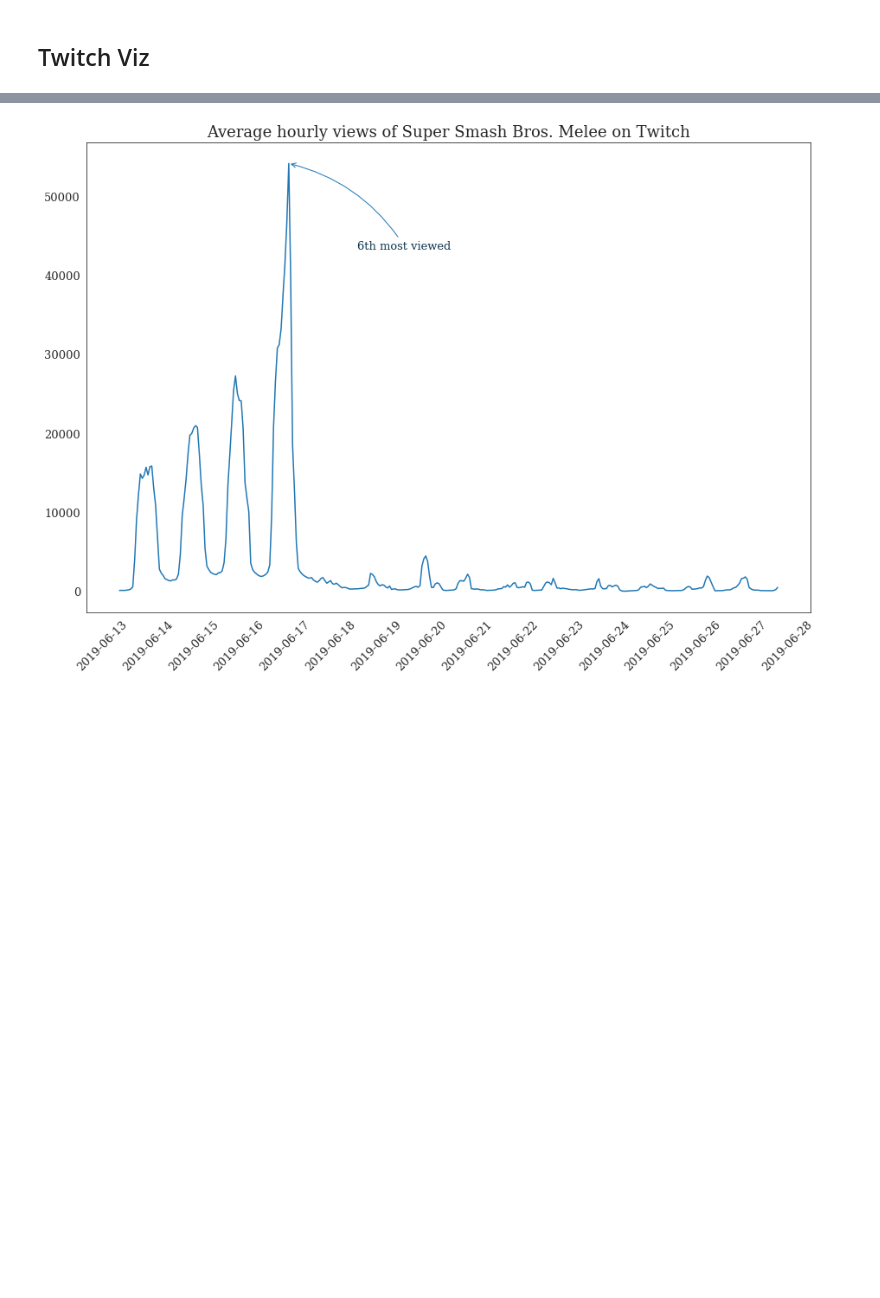
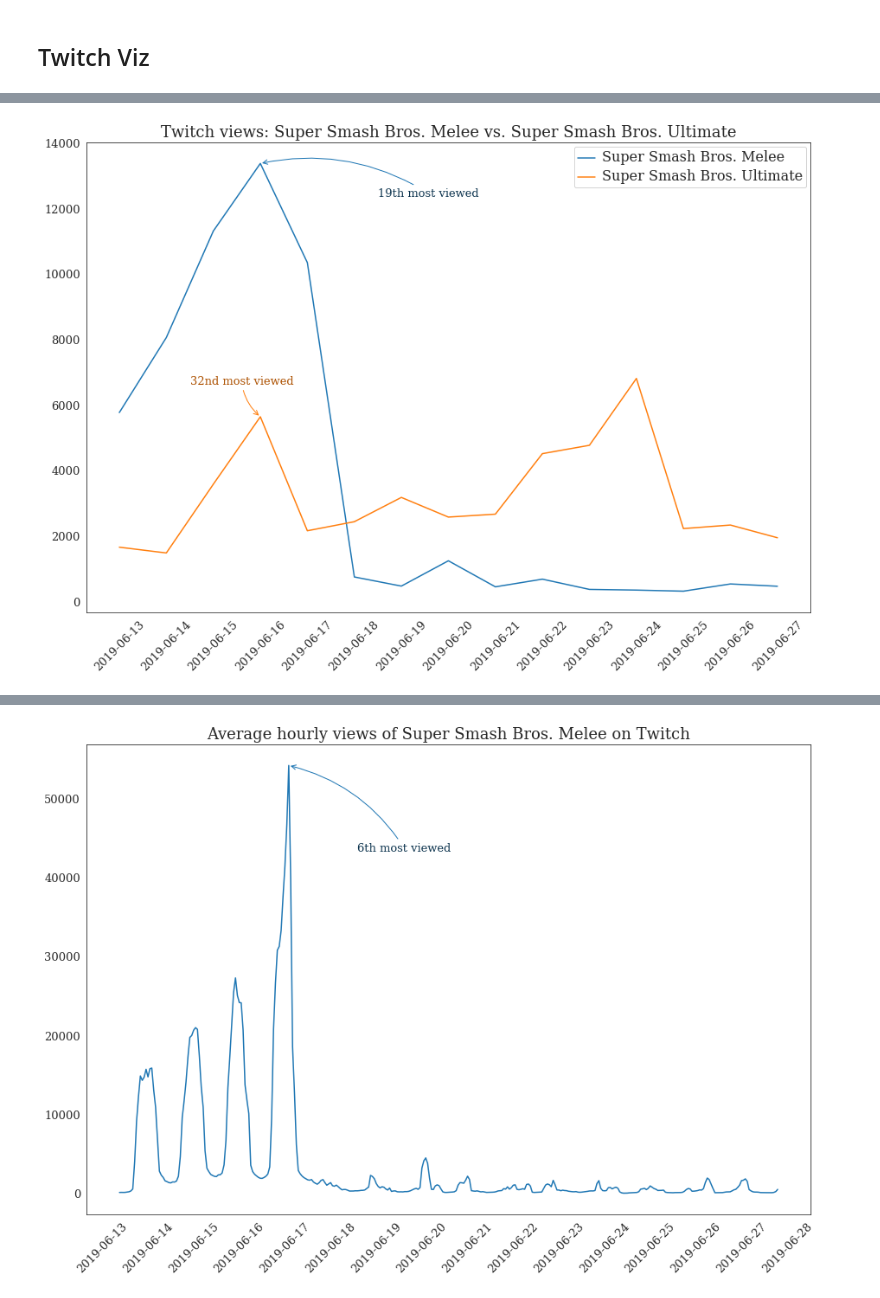
Before and after one commit to hechmik/videogames_buzz, a Jupyter notebook: notebooks/data_visualization.ipynb, the cells around one changed output, grey strips where cells are left out. Cells and saved outputs as stored; diff of their text form; code cells hidden in the pictures; blank space fills up the shorter version.

```diff
--- a/notebooks/data_visualization.ipynb
+++ b/notebooks/data_visualization.ipynb
@@ -265,0 +271,5 @@ plot_twitch([ "Super Smash Bros. Melee",  'Super Smash Bros. Ultimate'], dfh,
+# %%
+plot_twitch(["Super Smash Bros. Melee",  'Super Smash Bros. Ultimate'], dfh,
+            how = 'daily', text_coors = [[2.5, -1000], [-1.5, 1000]], rad = ['0.2', '0.2'])
+# %% [output]
+[figure, added]
```
Also changed, not shown: parts of 5 cells of this notebook.
